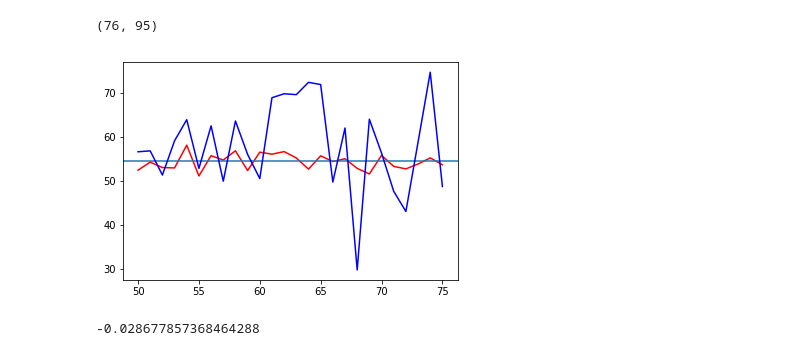
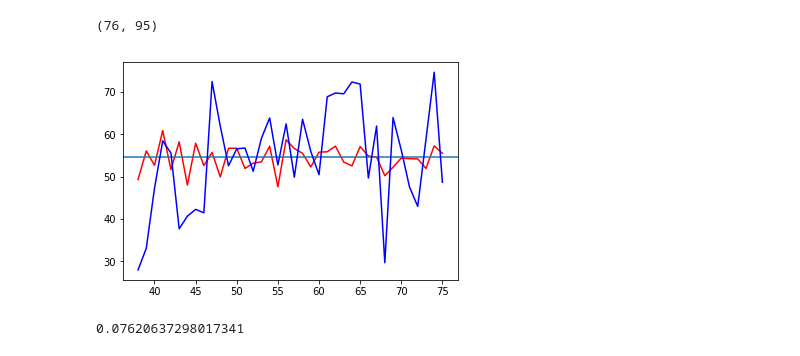
Before and after one commit to r-rb/nba_fantasy_prediction, a Jupyter notebook: notebooks/CreateInputFeaturesTheSequel.ipynb, the cells around one changed output. Saved outputs shown, nothing was run; the diff lists cells and outputs as text; code cells hidden in the pictures.

Commit message:
Push new changes for random forest

```diff
--- a/notebooks/CreateInputFeaturesTheSequel.ipynb
+++ b/notebooks/CreateInputFeaturesTheSequel.ipynb
@@ -65,7 +65,13 @@ plt.show()
 # %% [output]
 [figure]
 # %%
+with open('lebron_2018.pkl', 'rb') as fp:
+    lebron = pickle.load(fp)
+
 scaler = StandardScaler()
+
+X = lebron["X"]
+y = lebron["y"]
 
 X = scaler.fit_transform(X,y)
 X = X[:-1]
@@ -75,16 +81,16 @@ print(np.shape(X))
 (76, 95)
 # %%
 from sklearn.ensemble import RandomForestRegressor
-regr = RandomForestRegressor(max_depth=20, random_state=0,n_estimators=1000,criterion = 'mae',n_jobs =8,max_features=90)
-train_split = 2/3
+regr = RandomForestRegressor(max_depth=20, random_state=0,n_estimators=1000,criterion = 'mae',n_jobs =8,max_features=25)
+train_split = 2/4
 train_n = int(len(y)*train_split)
 regr.fit(X[:train_n],y[:train_n])
 
 plt.plot(list(range(train_n,len(y))),regr.predict(X[train_n:]),'r')
 plt.axhline(y = np.average(y))
 plt.plot(list(range(train_n,len(y))),y[train_n:],'b')
 plt.show()
 print(regr.score(X[train_n:],y[train_n:]))
 # %% [output]
-[figure, old version]
+[figure, new version]
--0.028677857368464288
+0.07620637298017341
```
